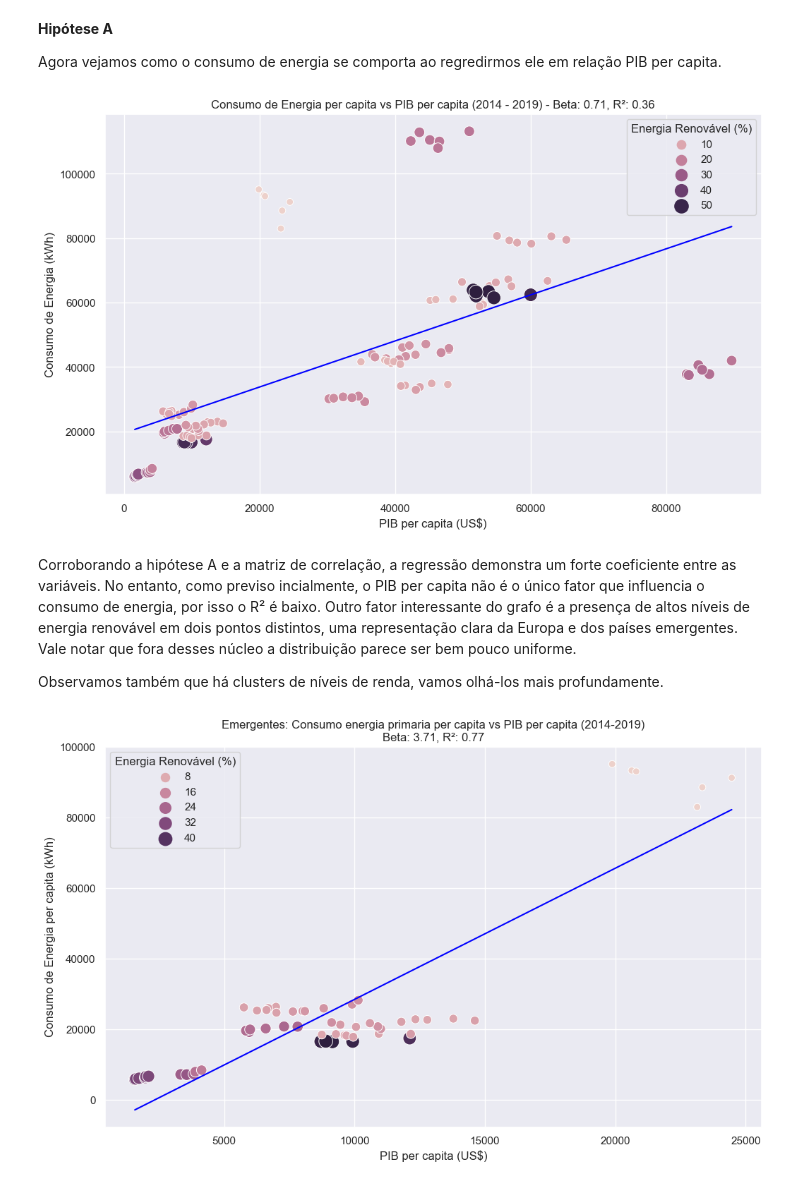
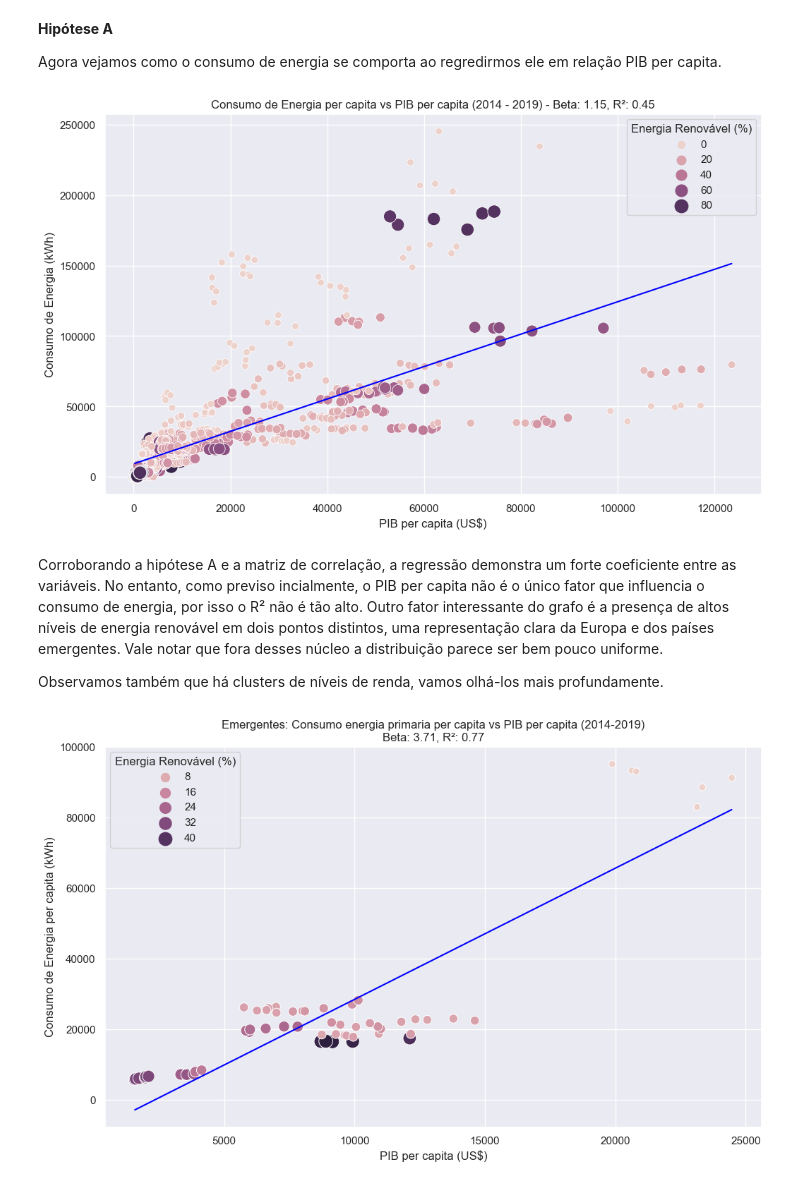
Before and after one commit to Felipefalex/Projeto-Sustainable-Energy, a Jupyter notebook: sustainable_energy.ipynb, the cells around one changed output. Saved outputs shown, nothing was run; the diff lists cells and outputs as text; code cells hidden in the pictures.

```diff
--- a/sustainable_energy.ipynb
+++ b/sustainable_energy.ipynb
@@ -433,16 +433,11 @@ x_var = 'PIB per capita'
 y_var = 'Consumo energia primaria per capita'
 
 # Preparando os dados
-data_filtrada = data_recente[[x_var, y_var, 'Pais', 'Renováveis %']].dropna()
-
-data_filtrada['Status'] = data_filtrada['Pais'].apply(lambda x: 'Emergente' if x in emergentes_list else ('Desenvolvido' if x in desenvolvidos_list else 'Outro'))
-
-# Filtrando apenas emergentes e desenvolvidos
-data_filtrada = data_filtrada[data_filtrada['Status'] != 'Outro']
+data_regressao = data_recente[[x_var, y_var, 'Pais', 'Renováveis %']].dropna()
 
 # Criando e ajustando o modelo
-X = data_filtrada[[x_var]]
-y = data_filtrada[y_var]
+X = data_regressao[[x_var]]
+y = data_regressao[y_var]
 model = LinearRegression()
 model.fit(X, y)
 
@@ -457,19 +452,19 @@ r2 = r2_score(y, y_pred)
 # %%
 # Plotando gráfico de dispersão com linha de regressão
 sns.set_theme(style="darkgrid")
 plt.figure(figsize=(12, 7))
 
-sns.scatterplot(data=data_filtrada, x=X[x_var], y=y, hue='Renováveis %', size='Renováveis %', sizes=(50, 200))
+sns.scatterplot(data=data_regressao, x=X[x_var], y=y, hue='Renováveis %', size='Renováveis %', sizes=(50, 200))
 sns.lineplot(x=X[x_var], y=y_pred, color='blue')
 
 plt.title(f'Consumo de Energia per capita vs PIB per capita (2014 - 2019) - Beta: {beta:.2f}, R²: {r2:.2f}')
 plt.xlabel('PIB per capita (US$)')
 plt.ylabel('Consumo de Energia (kWh)')
 plt.legend(title='Energia Renovável (%)')
 plt.show()
 # %% [output]
-[figure, old version]
+[figure, new version]
 # %% [markdown]
-Corroborando a hipótese A e a matriz de correlação, a regressão demonstra um forte coeficiente entre as variáveis. No entanto, como previso incialmente, o PIB per capita não é o único fator que influencia o consumo de energia, por isso o R² é baixo. Outro fator interessante do grafo é a presença de altos níveis de energia renovável em dois pontos distintos, uma representação clara da Europa e dos países emergentes. Vale notar que fora desses núcleo a distribuição parece ser bem pouco uniforme.
+Corroborando a hipótese A e a matriz de correlação, a regressão demonstra um forte coeficiente entre as variáveis. No entanto, como previso incialmente, o PIB per capita não é o único fator que influencia o consumo de energia, por isso o R² não é tão alto. Outro fator interessante do grafo é a presença de altos níveis de energia renovável em dois pontos distintos, uma representação clara da Europa e dos países emergentes. Vale notar que fora desses núcleo a distribuição parece ser bem pouco uniforme.
 
 Observamos também que há clusters de níveis de renda, vamos olhá-los mais profundamente.
```
Also changed, not shown: parts of 3 cells of this notebook.
